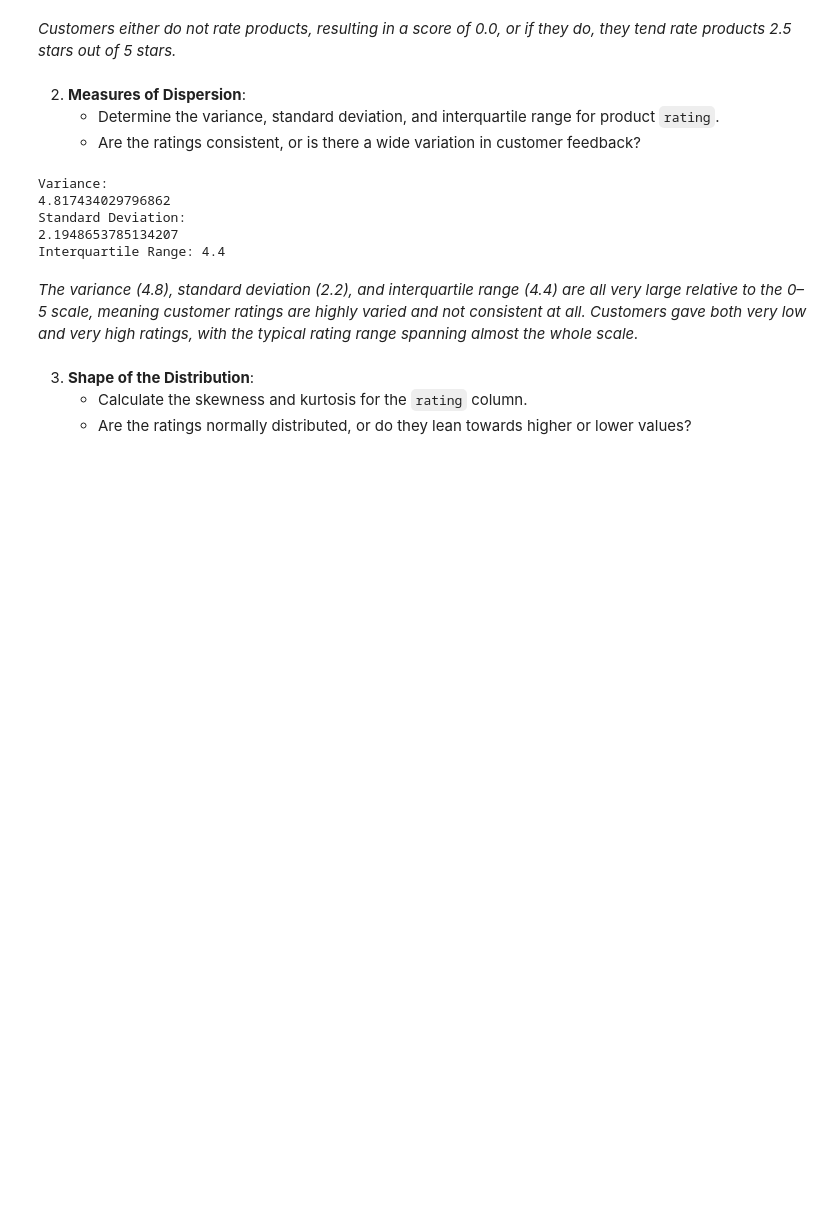
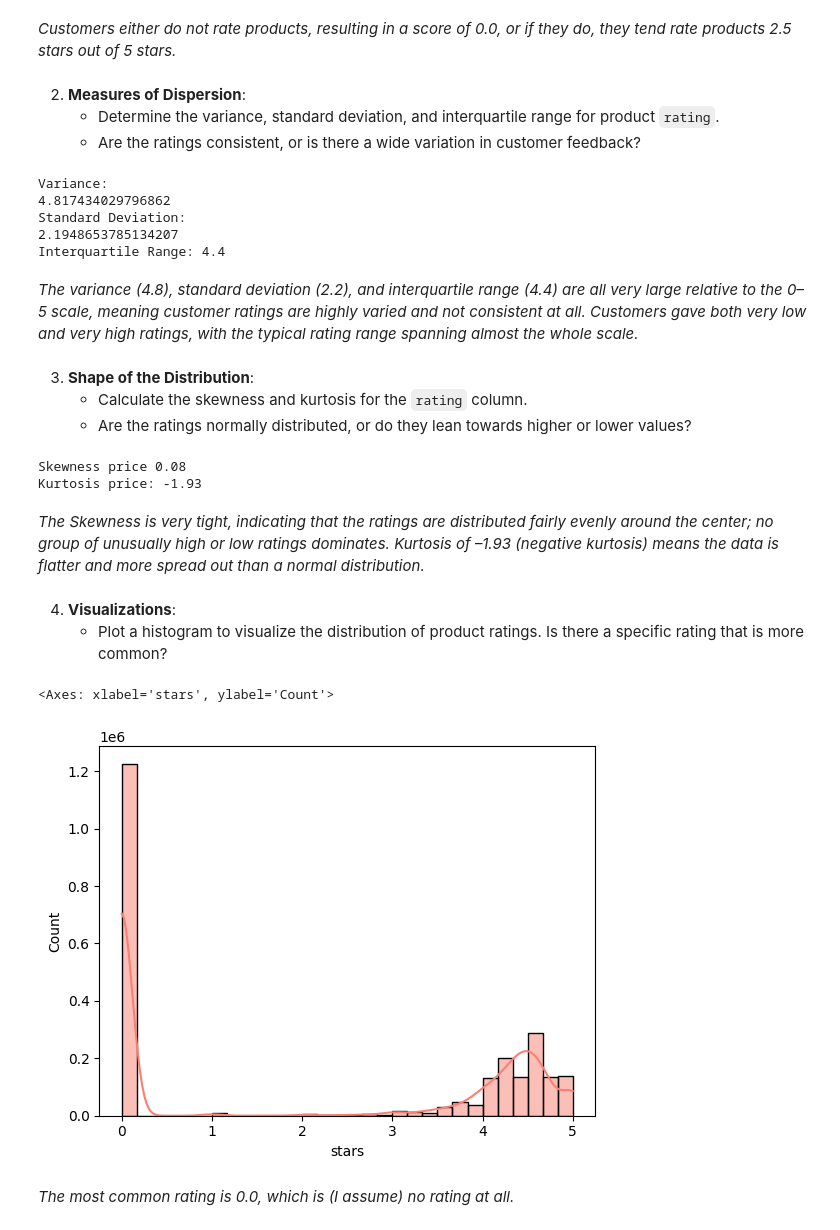
Before and after one commit to chandlershortlidge/lab-eda-univariate, a Jupyter notebook: main.ipynb, the cells around one changed output. Saved outputs shown, nothing was run; the diff lists cells and outputs as text; code cells hidden in the pictures; blank space fills up the shorter version.

```diff
--- a/main.ipynb
+++ b/main.ipynb
@@ -283,3 +283,26 @@ Interquartile Range: 4.4
 3. **Shape of the Distribution**:
     - Calculate the skewness and kurtosis for the `rating` column.
     - Are the ratings normally distributed, or do they lean towards higher or lower values?
+# %%
+skewness_price = df['stars'].skew()
+kurtosis_price = df['stars'].kurtosis()
+
+print("Skewness price", skewness_price.round(2))
+print("Kurtosis price:", kurtosis_price.round(2))
+# %% [output]
+Skewness price 0.08
+Kurtosis price: -1.93
+# %% [markdown]
+*The Skewness is very tight, indicating that the ratings are distributed fairly evenly around the center; no group of unusually high or low ratings dominates.*
+*Kurtosis of –1.93 (negative kurtosis) means the data is flatter and more spread out than a normal distribution.*
+# %% [markdown]
+
+4. **Visualizations**:
+    - Plot a histogram to visualize the distribution of product ratings. Is there a specific rating that is more common?
+# %%
+sns.histplot(df['stars'], kde=True, bins=30, color="salmon")
+# %% [output]
+<Axes: xlabel='stars', ylabel='Count'>
+[figure, added]
+# %% [markdown]
+*The most common rating is 0.0, which is (I assume) no rating at all.*
```
